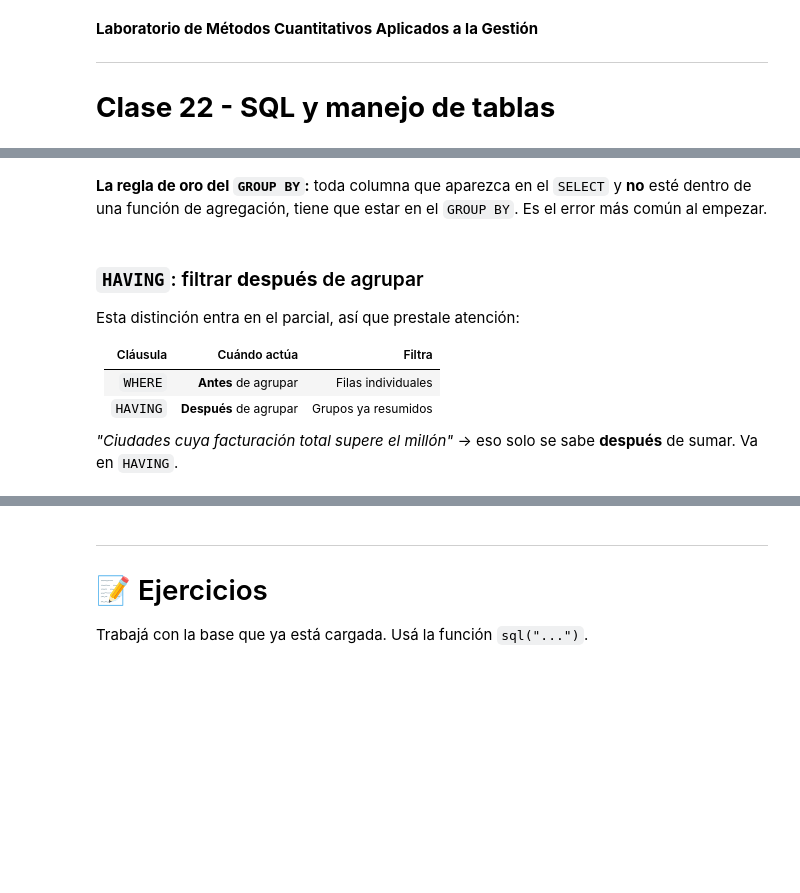
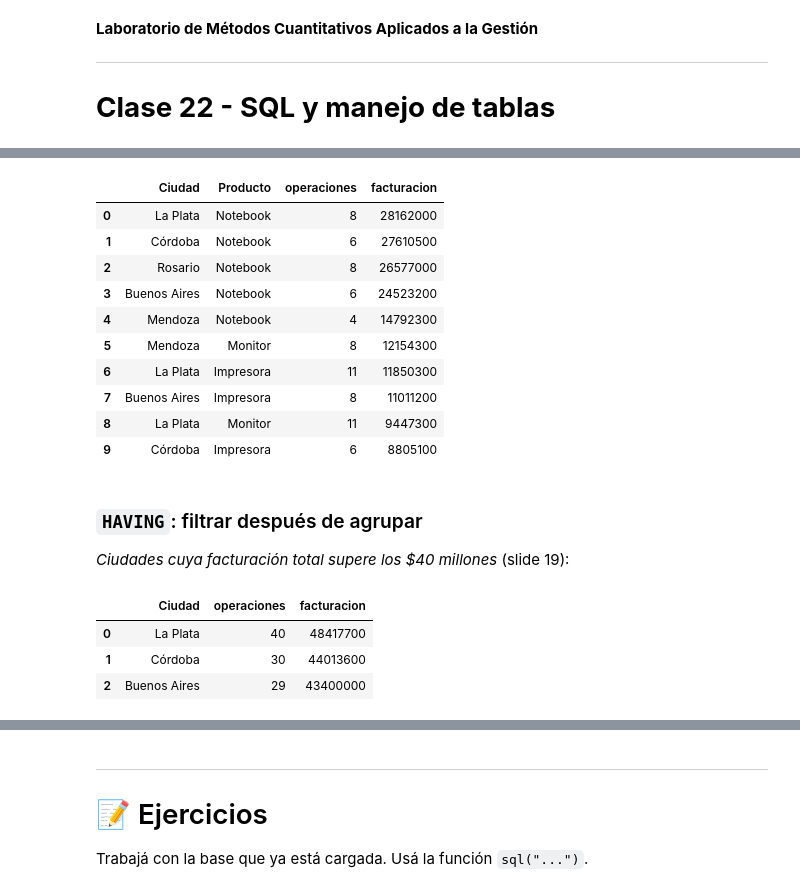
Before and after one commit to Datso653/Laboratorio-de-metodos-Cuantitativos-Aplicados-a-la-gestion, a Jupyter notebook: notebooks/22_SQL_y_manejo_de_tablas.ipynb, the cells around one changed output, grey strips where cells are left out. Drawn from its saved outputs; the diff is of its cells as text; code cells hidden in the pictures; blank space fills up the shorter version.

```diff
--- a/notebooks/22_SQL_y_manejo_de_tablas.ipynb
+++ b/notebooks/22_SQL_y_manejo_de_tablas.ipynb
@@ -228,30 +334,33 @@ sql("""
-# %% [markdown]
-**La regla de oro del `GROUP BY`:** toda columna que aparezca en el `SELECT` y **no** esté dentro de una
-función de agregación, tiene que estar en el `GROUP BY`. Es el error más común al empezar.
 # %%
 # Se puede agrupar por más de una columna
 sql("""
     SELECT Ciudad,
            Producto,
            COUNT(*)   AS operaciones,
            SUM(Total) AS facturacion
     FROM ventas
-    GROUP BY Ciudad, Producto
+    GROUP BY Ciudad, Producto      -- una fila por cada combinación de ciudad y producto
     ORDER BY facturacion DESC
     LIMIT 10
 """)
+# %% [output]
+|  | Ciudad | Producto | operaciones | facturacion |
+| 0 | La Plata | Notebook | 8 | 28162000 |
+| 1 | Córdoba | Notebook | 6 | 27610500 |
+| 2 | Rosario | Notebook | 8 | 26577000 |
+| 3 | Buenos Aires | Notebook | 6 | 24523200 |
+| 4 | Mendoza | Notebook | 4 | 14792300 |
+| 5 | Mendoza | Monitor | 8 | 12154300 |
+| 6 | La Plata | Impresora | 11 | 11850300 |
+| 7 | Buenos Aires | Impresora | 8 | 11011200 |
+| 8 | La Plata | Monitor | 11 | 9447300 |
+| 9 | Córdoba | Impresora | 6 | 8805100 |
 # %% [markdown]
-### `HAVING`: filtrar **después** de agrupar
+### `HAVING`: filtrar después de agrupar
 
-Esta distinción entra en el parcial, así que prestale atención:
-
-| Cláusula | Cuándo actúa | Filtra |
-|---|---|---|
-| `WHERE` | **Antes** de agrupar | Filas individuales |
-| `HAVING` | **Después** de agrupar | Grupos ya resumidos |
-
-*"Ciudades cuya facturación total supere el millón"* → eso solo se sabe **después** de sumar. Va en `HAVING`.
+*Ciudades cuya facturación total supere los \$40 millones* (slide 19):
 # %%
+# Ciudades que facturaron más de $40 millones, contando solo ventas de 3 o más unidades
 sql("""
     SELECT Ciudad,
            COUNT(*)   AS operaciones,
@@ -259,6 +368,11 @@ sql("""
     FROM ventas
     WHERE Cantidad >= 3            -- filtra FILAS antes de agrupar
     GROUP BY Ciudad
-    HAVING SUM(Total) > 3000000    -- filtra GRUPOS después de agrupar
+    HAVING SUM(Total) > 40000000   -- filtra GRUPOS después de agrupar
     ORDER BY facturacion DESC
 """)
+# %% [output]
+|  | Ciudad | operaciones | facturacion |
+| 0 | La Plata | 40 | 48417700 |
+| 1 | Córdoba | 30 | 44013600 |
+| 2 | Buenos Aires | 29 | 43400000 |
```
Also changed, not shown: parts of 110 cells of this notebook.
